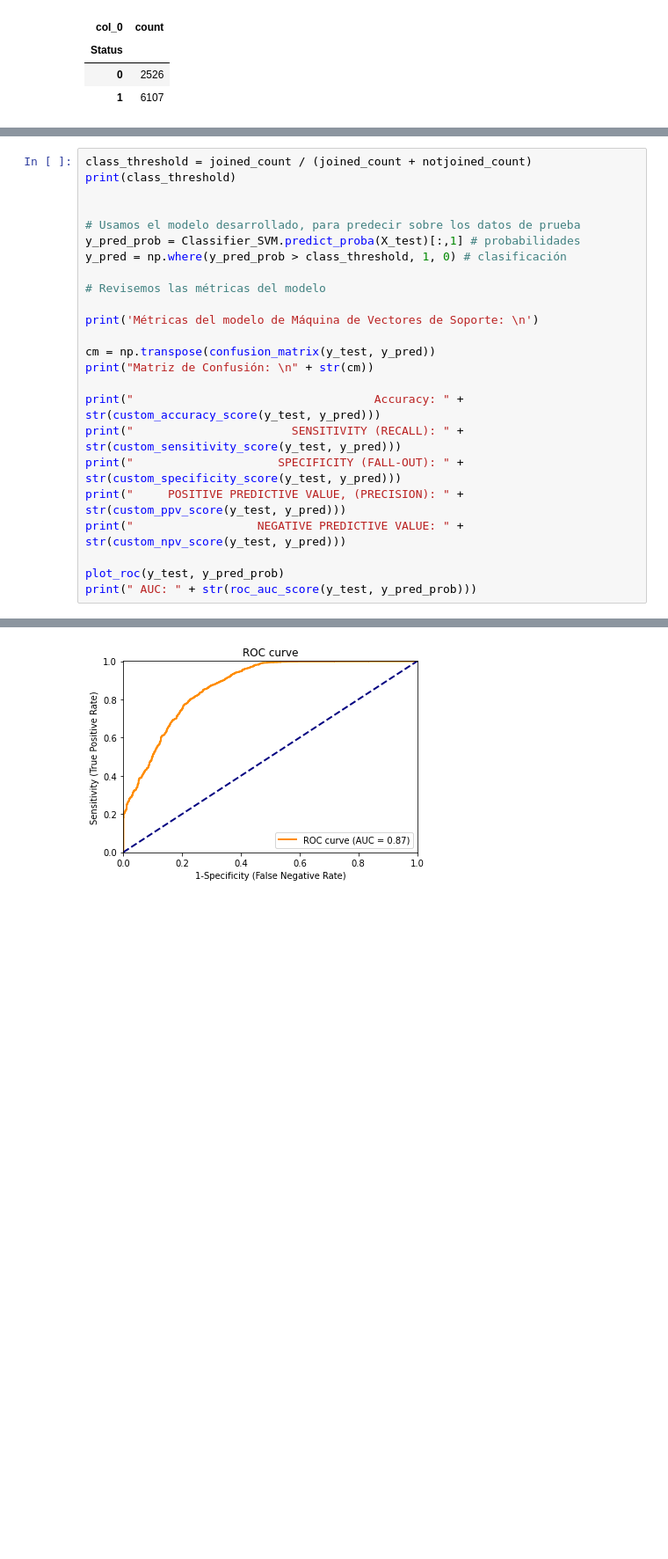
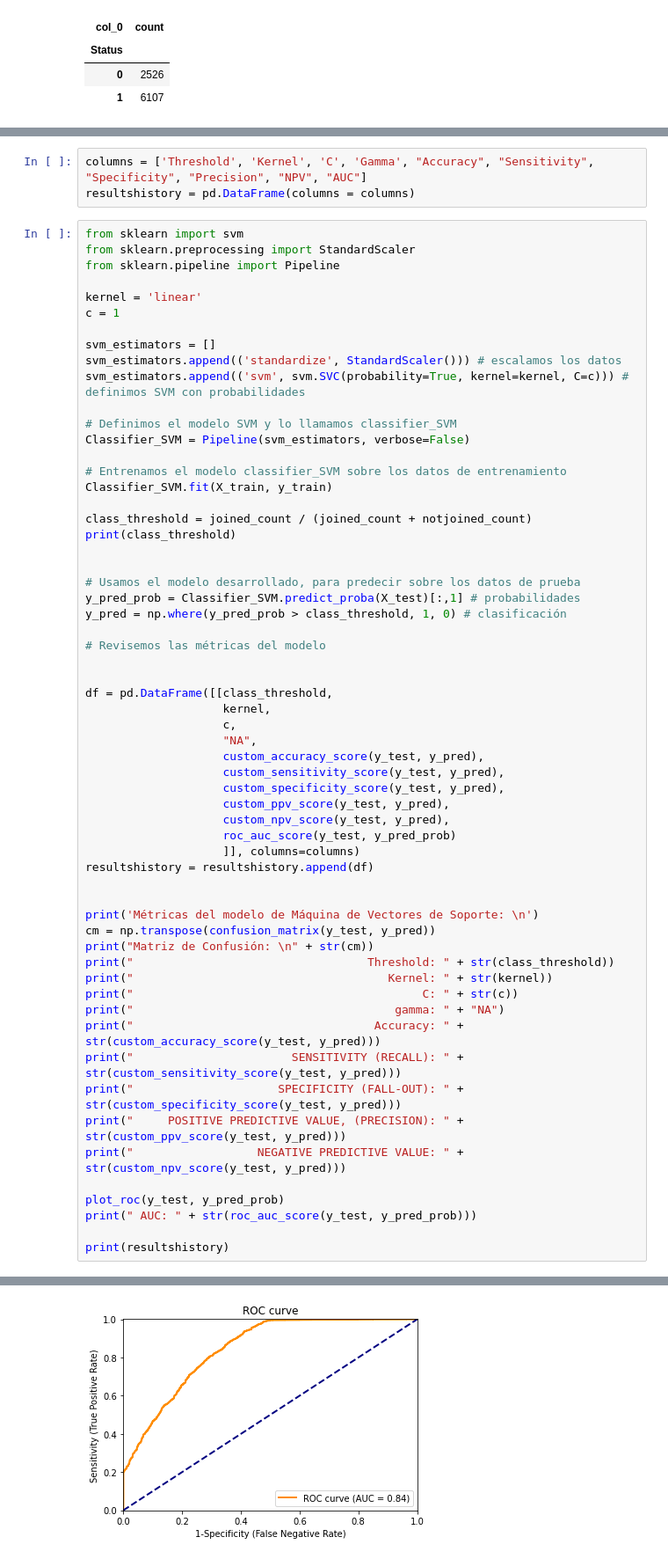
Before and after one commit to unjuken/scalene_svm, a Jupyter notebook: scalene_svm.ipynb, the cells around one changed output, grey strips where cells are left out. Shown: that part at 88% size. Drawn from its saved outputs; the diff is of its cells as text; blank space fills up the shorter version.

```diff
--- a/scalene_svm.ipynb
+++ b/scalene_svm.ipynb
@@ -354,4 +333,24 @@ Pipeline(memory=None,
+# %%
+columns = ['Threshold', 'Kernel', 'C', 'Gamma', "Accuracy", "Sensitivity", "Specificity", "Precision", "NPV", "AUC"]
+resultshistory = pd.DataFrame(columns = columns)
 # %%
+from sklearn import svm
+from sklearn.preprocessing import StandardScaler
+from sklearn.pipeline import Pipeline
+
+kernel = 'linear'
+c = 1
+
+svm_estimators = []
+svm_estimators.append(('standardize', StandardScaler())) # escalamos los datos
+svm_estimators.append(('svm', svm.SVC(probability=True, kernel=kernel, C=c))) # definimos SVM con probabilidades
+
+# Definimos el modelo SVM y lo llamamos classifier_SVM
+Classifier_SVM = Pipeline(svm_estimators, verbose=False)
+
+# Entrenamos el modelo classifier_SVM sobre los datos de entrenamiento
+Classifier_SVM.fit(X_train, y_train)
+
 class_threshold = joined_count / (joined_count + notjoined_count)
 print(class_threshold)
 
@@ -362,11 +361,28 @@ y_pred = np.where(y_pred_prob > class_threshold, 1, 0) # clasificación
 
 # Revisemos las métricas del modelo
 
+
+df = pd.DataFrame([[class_threshold,
+                    kernel,
+                    c,
+                    "NA",
+                    custom_accuracy_score(y_test, y_pred),
+                    custom_sensitivity_score(y_test, y_pred),
+                    custom_specificity_score(y_test, y_pred),
+                    custom_ppv_score(y_test, y_pred),
+                    custom_npv_score(y_test, y_pred),
+                    roc_auc_score(y_test, y_pred_prob)
+                    ]], columns=columns)
+resultshistory = resultshistory.append(df)
+
+
 print('Métricas del modelo de Máquina de Vectores de Soporte: \n')
-
 cm = np.transpose(confusion_matrix(y_test, y_pred))
 print("Matriz de Confusión: \n" + str(cm))
-
+print("                                  Threshold: " + str(class_threshold))
+print("                                     Kernel: " + str(kernel))
+print("                                          C: " + str(c))
+print("                                      gamma: " + "NA")
 print("                                   Accuracy: " + str(custom_accuracy_score(y_test, y_pred)))
 print("                       SENSITIVITY (RECALL): " + str(custom_sensitivity_score(y_test, y_pred)))
 print("                     SPECIFICITY (FALL-OUT): " + str(custom_specificity_score(y_test, y_pred)))
@@ -375,6 +391,8 @@ print("                  NEGATIVE PREDICTIVE VALUE: " + str(custom_npv_score(y_t
 
 plot_roc(y_test, y_pred_prob)
 print(" AUC: " + str(roc_auc_score(y_test, y_pred_prob)))
+
+print(resultshistory)
 # %% [output]
 0.7074018301864937
 Métricas del modelo de Máquina de Vectores de Soporte:
@@ -390 +412 @@ Matriz de Confusión:
-[figure, old version]
+[figure, new version]
```
Also changed, not shown: parts of 9 cells of this notebook.
